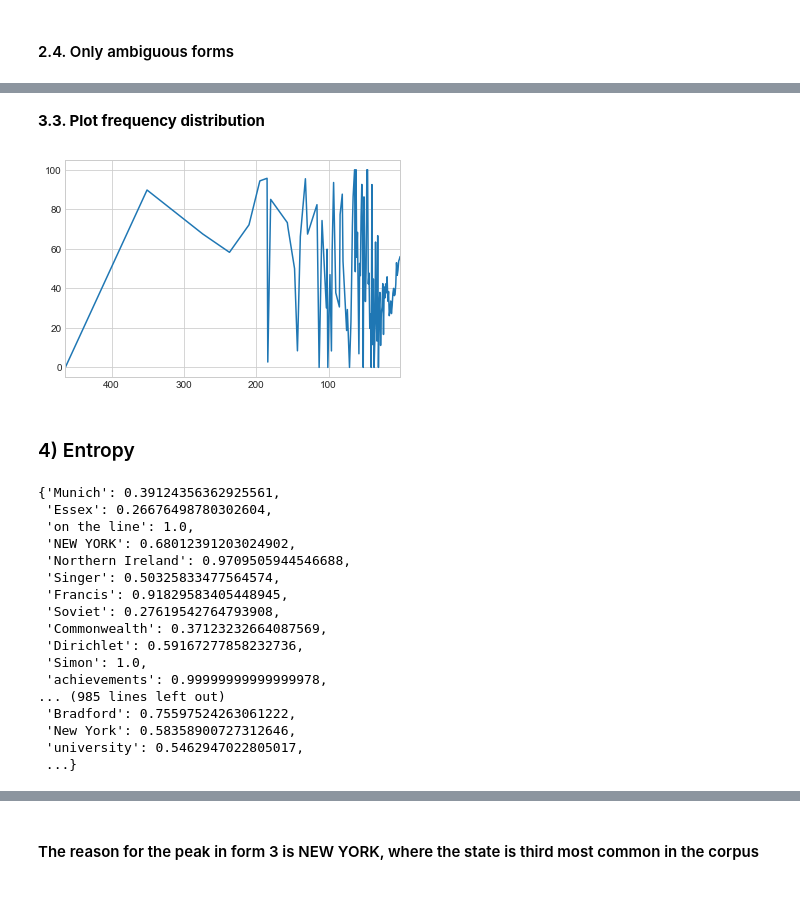
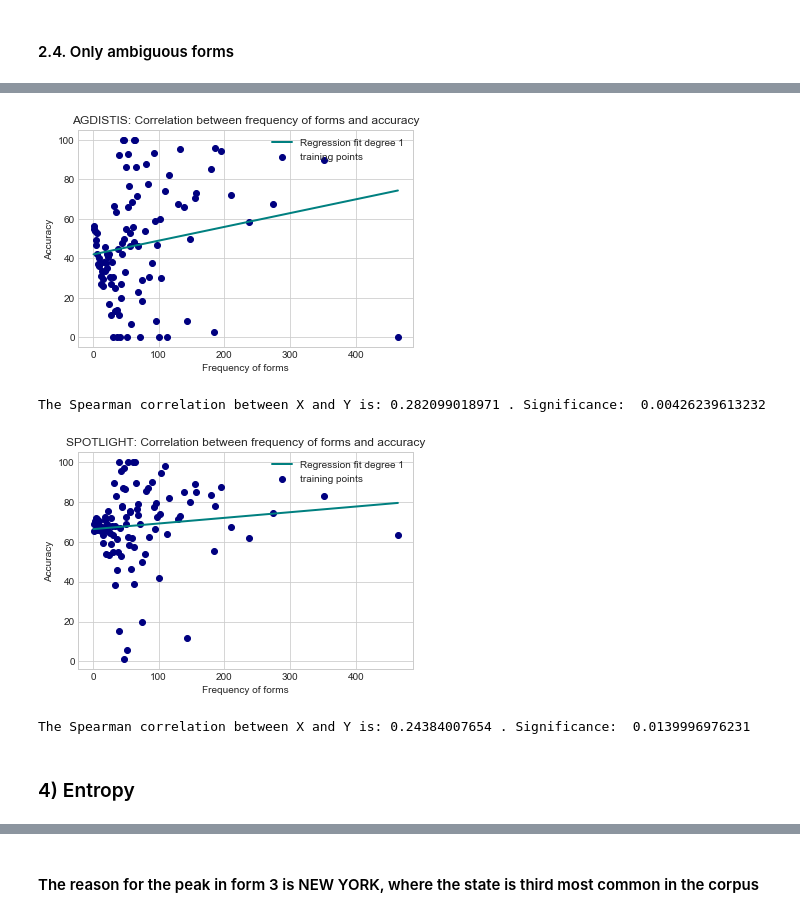
Before and after one commit to cltl/HumanLikeEL, a Jupyter notebook: System Analysis.ipynb, the cells around one changed output, grey strips where cells are left out. Cells and saved outputs as stored; diff of their text form; code cells hidden in the pictures.

```diff
--- a/System Analysis.ipynb
+++ b/System Analysis.ipynb
@@ -45,11 +49,13 @@ skip_nils=True
 # %%
 print("AGDISTIS")
 agd_acc=plot_utils.overall_performance(agd_articles, skip_nils)
+scores.append(['overall', 'agdistis', agd_acc])
 print(agd_acc)
 print()
 print("SPOTLIGHT")
 spot_acc=plot_utils.overall_performance(spot_articles, skip_nils)
 print(spot_acc)
+scores.append(['overall', 'spotlight', spot_acc])
 # %% [output]
 AGDISTIS
 26695 56404
@@ -173,9 +150,0 @@ for key in sorted(agg_per_frequency, reverse=True):
-# %% [markdown]
-**3.3. Plot frequency distribution**
-# %%
-import matplotlib.pyplot as plt
-plt.xlim(list(accs.keys())[0],list(accs.keys())[-1])
-plt.plot(list(accs.keys()), list(accs.values()))
-plt.show()
-# %% [output]
-[figure, removed]
@@ -182,3 +153,52 @@ plt.show()
+# %%
+acc_by_form = {'agdistis': defaultdict(float), 'spotlight': defaultdict(float)}
+for system in systems:
+    acc_by_form[system], forms_by_count = plot_utils.compute_accuracy_by_form(
+        system_articles[system], skip_nils)
+
+#    dist1=[]
+#    dist2=[]
+#    for count, forms in forms_by_count.items():
+#        for form in forms:
+#            dist1.append(count)
+#            dist2.append(acc_by_form[system][form])
+#    plot_utils.scatter_plot(np.array(dist1), np.array(dist2))
+# %%
+from collections import OrderedDict
+import numpy as np
+
+acc_by_freq={'agdistis': OrderedDict(), 'spotlight': OrderedDict()}
+
+for system in systems:
+
+    for count in sorted(forms_by_count.keys()):
+        count_forms=forms_by_count[count]
+        s=0
+        for form in count_forms:
+            s+=acc_by_form[system][form]
+        acc_by_freq[system][count]=s/len(count_forms)
+
+
+    dist1=np.array(list(acc_by_freq[system].keys()))
+    dist2=np.array(list(acc_by_freq[system].values()))
+
+    plot_utils.scatter_plot(np.array(dist1), np.array(dist2),
+                            title='%s: Correlation between frequency of forms and accuracy' % system.upper(),
+                            x_axis='Frequency of forms',
+                            y_axis='Accuracy',
+                            save=True
+                            )
+
+    correlation, significance = spearmanr(dist1, dist2)
+    print('The Spearman correlation between X and Y is:', correlation, '. Significance: ', significance)
+
+#    plt.plot(list(acc_by_freq[system].keys()), list(acc_by_freq[system].values()))
+#    plt.show()
+# %% [output]
+[figure, added]
+The Spearman correlation between X and Y is: 0.282099018971 . Significance:  0.00426239613232
+[figure, added]
+The Spearman correlation between X and Y is: 0.24384007654 . Significance:  0.0139996976231
 # %% [markdown]
 ### 4) Entropy
 # %%
@@ -188,22 +208,3 @@ for form in ambiguous_forms:
     counts=plot_utils.get_form_counts(spot_articles, form)
     counts=list(counts)
     form_entropies[form]=entropy(counts,base=len(counts))
-form_entropies
-# %% [output]
-{'Munich': 0.39124356362925561,
- 'Essex': 0.26676498780302604,
- 'on the line': 1.0,
- 'NEW YORK': 0.68012391203024902,
- 'Northern Ireland': 0.9709505944546688,
- 'Singer': 0.50325833477564574,
- 'Francis': 0.91829583405448945,
- 'Soviet': 0.27619542764793908,
- 'Commonwealth': 0.37123232664087569,
- 'Dirichlet': 0.59167277858232736,
- 'Simon': 1.0,
- 'achievements': 0.99999999999999978,
-... (985 lines left out)
- 'Bradford': 0.75597524263061222,
- 'New York': 0.58358900727312646,
- 'university': 0.5462947022805017,
- ...}
```
Also changed, not shown: parts of 61 cells of this notebook, 2 other files.
